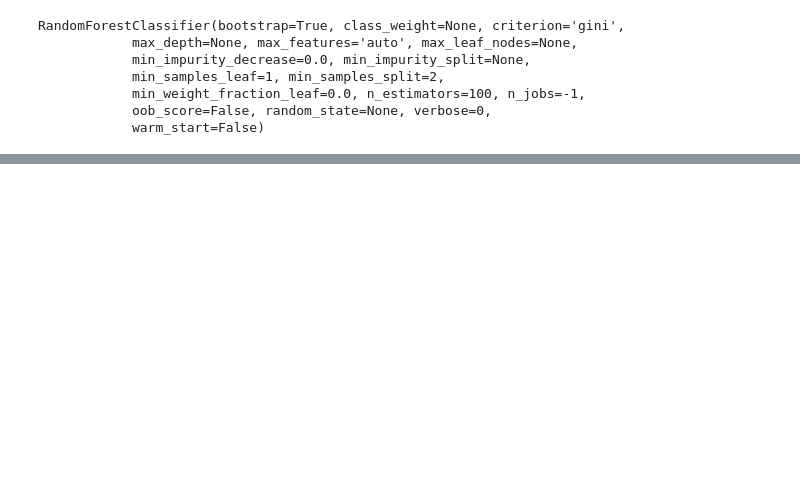
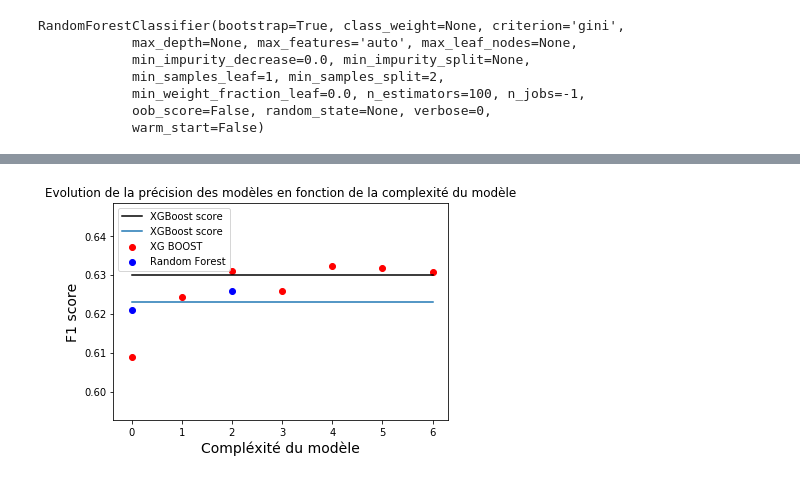
Before and after one commit to lajouanie/Machine_Learning_Kaggle_Dreem, a Jupyter notebook: ML_Challenge.ipynb, the cells around one changed output, grey strips where cells are left out. Drawn from its saved outputs; the diff is of its cells as text; code cells hidden in the pictures; blank space fills up the shorter version.

```diff
--- a/ML_Challenge.ipynb
+++ b/ML_Challenge.ipynb
@@ -871,0 +866,13 @@ y_test.loc[:,['sleep_stage']].to_csv('y_pred_triple.csv')
+# %%
+
+plt.scatter([0,1,2,3,4,5,6],[0.609,0.62444,0.63112,0.62604,0.63224,0.63171,0.63069], label = 'XG BOOST', c='r')
+plt.scatter([0,2 ], [0.62102,0.62599] ,c='b', label = 'Random Forest')
+plt.plot([0,6],[0.63,0.63],'k', label = 'XGBoost score')
+plt.plot([0,6],[0.623,0.623], label = 'XGBoost score')
+plt.title('Evolution de la précision des modèles en fonction de la complexité du modèle')
+plt.xlabel('Compléxité du modèle', fontsize=14, color='black')
+plt.ylabel('F1 score', fontsize=14, color='black')
+plt.legend()
+plt.show();
+# %% [output]
+[figure, added]
```
Also changed, not shown: parts of 24 cells of this notebook.
